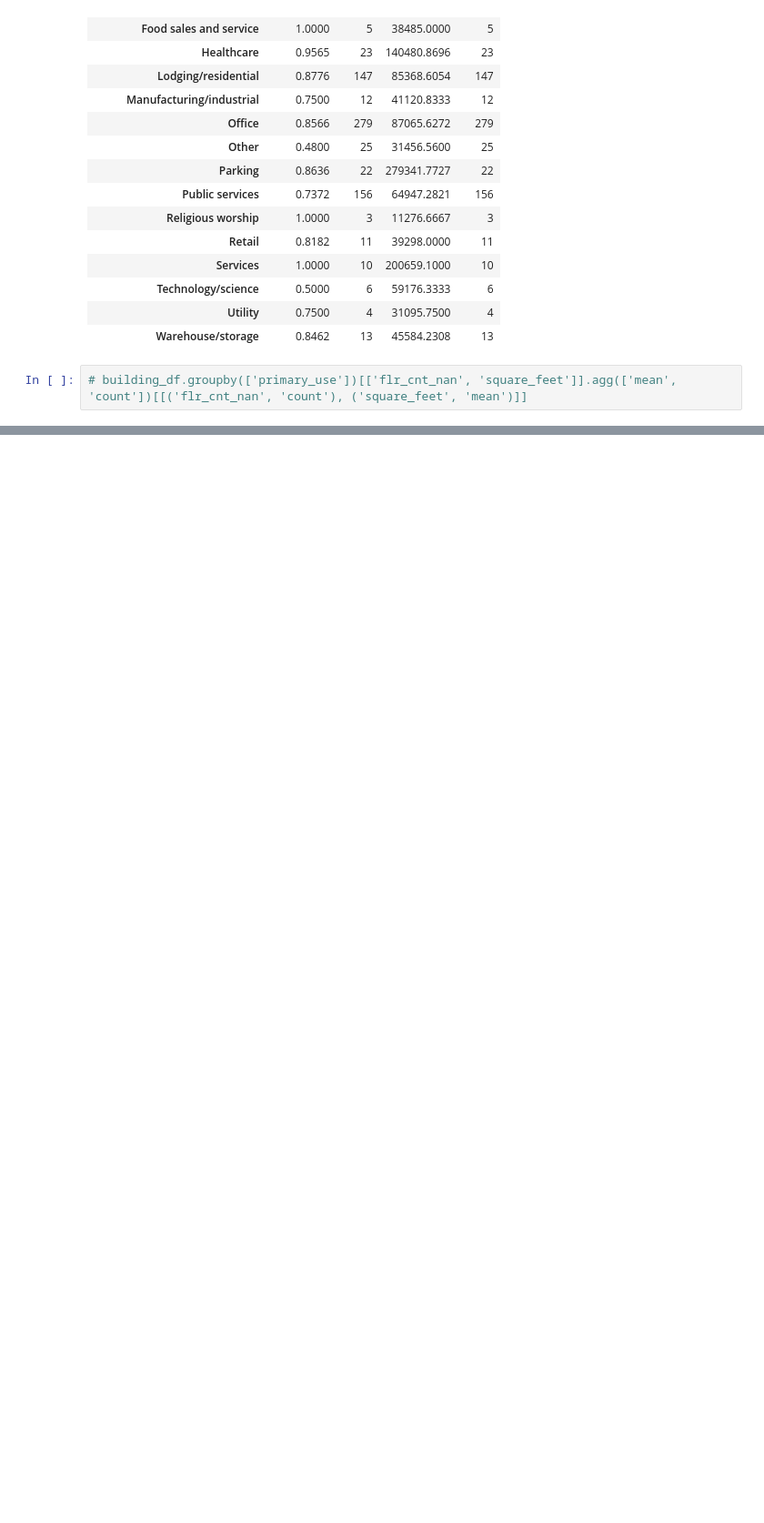
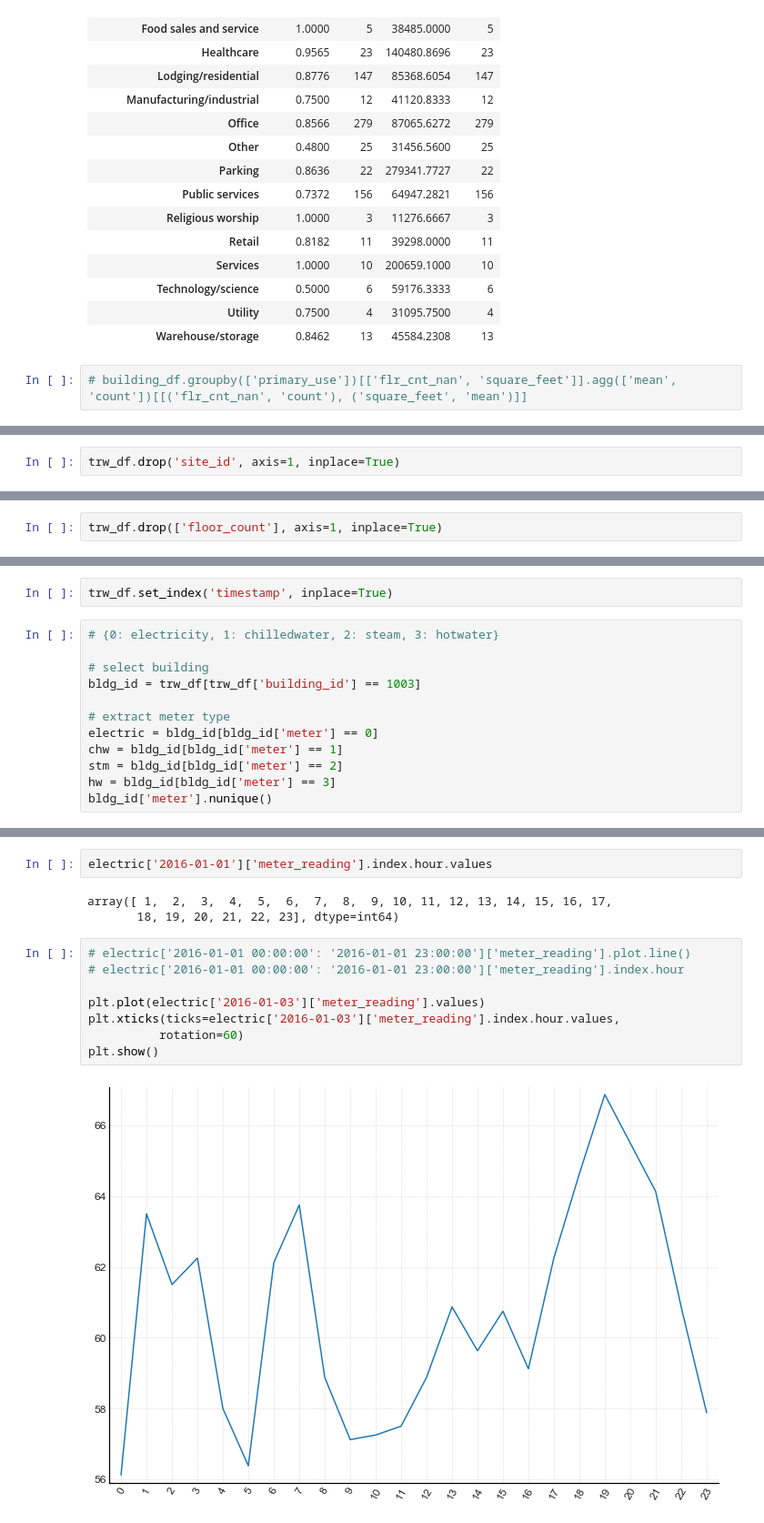
Before and after one commit to sergatron/ASHRAE---Great-Energy-Predictor-III, a Jupyter notebook: EDA/eda.ipynb, the cells around one changed output, grey strips where cells are left out. Shown: that part at 91% size. Drawn from its saved outputs; the diff is of its cells as text; blank space fills up the shorter version.

```diff
--- a/EDA/eda.ipynb
+++ b/EDA/eda.ipynb
@@ -464,0 +658,2 @@ memory usage: 3.5+ MB
+# %%
+trw_df.drop('site_id', axis=1, inplace=True)
@@ -464,0 +681,2 @@ memory usage: 3.5+ MB
+# %%
+trw_df.drop(['floor_count'], axis=1, inplace=True)
@@ -464,0 +746,14 @@ memory usage: 3.5+ MB
+# %%
+trw_df.set_index('timestamp', inplace=True)
+# %%
+# {0: electricity, 1: chilledwater, 2: steam, 3: hotwater}
+
+# select building
+bldg_id = trw_df[trw_df['building_id'] == 1003]
+
+# extract meter type
+electric = bldg_id[bldg_id['meter'] == 0]
+chw = bldg_id[bldg_id['meter'] == 1]
+stm = bldg_id[bldg_id['meter'] == 2]
+hw = bldg_id[bldg_id['meter'] == 3]
+bldg_id['meter'].nunique()
@@ -464,0 +780,15 @@ memory usage: 3.5+ MB
+# %%
+electric['2016-01-01']['meter_reading'].index.hour.values
+# %% [output]
+array([ 1,  2,  3,  4,  5,  6,  7,  8,  9, 10, 11, 12, 13, 14, 15, 16, 17,
+       18, 19, 20, 21, 22, 23], dtype=int64)
+# %%
+# electric['2016-01-01 00:00:00': '2016-01-01 23:00:00']['meter_reading'].plot.line()
+# electric['2016-01-01 00:00:00': '2016-01-01 23:00:00']['meter_reading'].index.hour
+
+plt.plot(electric['2016-01-03']['meter_reading'].values)
+plt.xticks(ticks=electric['2016-01-03']['meter_reading'].index.hour.values,
+          rotation=60)
+plt.show()
+# %% [output]
+[figure, added]
```
Also changed, not shown: parts of 42 cells of this notebook.
